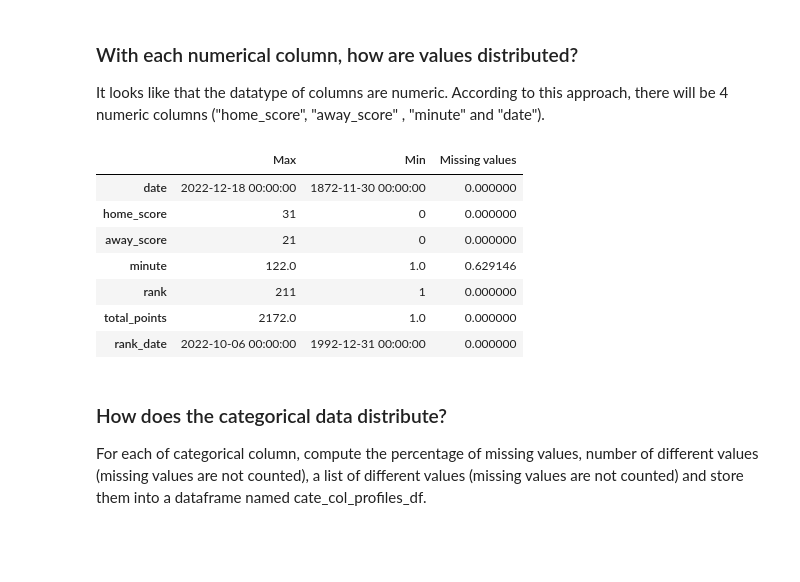
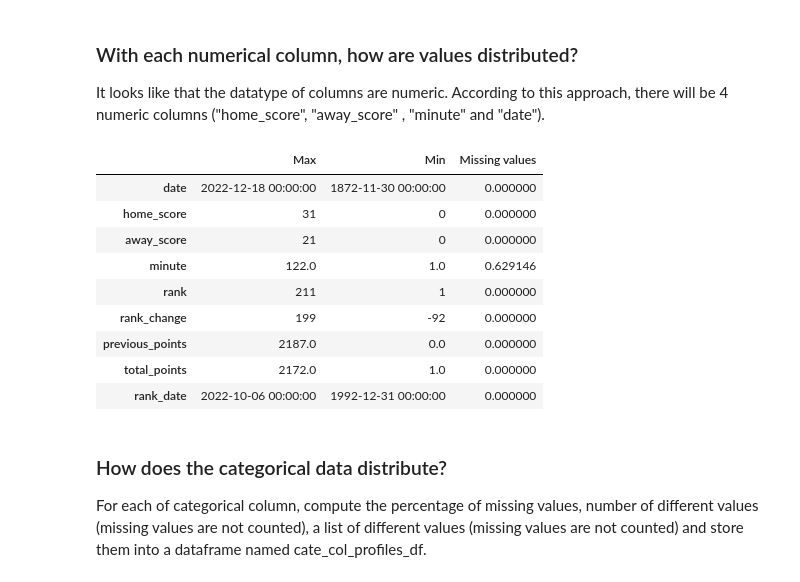
Before and after one commit to npghuy/P4DS_FinalProject, a Jupyter notebook: Sources/Final_Project.ipynb, the cells around one changed output. Saved outputs shown, nothing was run; the diff lists cells and outputs as text; code cells hidden in the pictures; blank space fills up the shorter version.

```diff
--- a/Sources/Final_Project.ipynb
+++ b/Sources/Final_Project.ipynb
@@ -269,6 +284,8 @@ max_.append(max(fbmatches_df['home_score']))
 max_.append(max(fbmatches_df['away_score']))
 max_.append(max(scorers_df['minute']))
 max_.append(max(Rank_df['rank']))
+max_.append(max(Rank_df['rank_change']))
+max_.append(max(Rank_df['previous_points']))
 max_.append(max(Rank_df['total_points']))
 max_.append(max(Rank_df['rank_date']))
 
@@ -276,34 +293,40 @@ min_.append(min(fbmatches_df['date']))
 min_.append(min(fbmatches_df['home_score']))
 min_.append(min(fbmatches_df['away_score']))
 min_.append(min(scorers_df['minute']))
 min_.append(min(Rank_df['rank']))
+min_.append(min(Rank_df['rank_change']))
+min_.append(min(Rank_df['previous_points']))
 min_.append(min(Rank_df['total_points']))
 min_.append(min(Rank_df['rank_date']))
 
 missing_val.append(fbmatches_df[fbmatches_df['date'].isna()].shape[0]/fbmatches_df.shape[0] *100)
 missing_val.append(fbmatches_df[fbmatches_df['home_score'].isna()].shape[0]/fbmatches_df.shape[0] *100)
 missing_val.append(fbmatches_df[fbmatches_df['away_score'].isna()].shape[0]/fbmatches_df.shape[0] *100)
 missing_val.append(scorers_df[scorers_df['minute'].isna()].shape[0]/scorers_df.shape[0] *100)
 missing_val.append(Rank_df[Rank_df['rank'].isna()].shape[0]/scorers_df.shape[0] *100)
+missing_val.append(Rank_df[Rank_df['rank_change'].isna()].shape[0]/scorers_df.shape[0] *100)
+missing_val.append(Rank_df[Rank_df['previous_points'].isna()].shape[0]/scorers_df.shape[0] *100)
 missing_val.append(Rank_df[Rank_df['total_points'].isna()].shape[0]/scorers_df.shape[0] *100)
 missing_val.append(Rank_df[Rank_df['rank_date'].isna()].shape[0]/scorers_df.shape[0] *100)
 
 new_number_df=pd.DataFrame(columns=['Max','Min','Missing values'])
 new_number_df['Max']=max_
 new_number_df['Min']=min_
 new_number_df['Missing values']=missing_val
 
-new_number_df.index = ['date','home_score', 'away_score','minute','rank','total_points','rank_date']
+new_number_df.index = ['date','home_score', 'away_score','minute','rank','rank_change','previous_points','total_points','rank_date']
 
 
 new_number_df
 # %% [output]
 |  | Max | Min | Missing values |
 | date | 2022-12-18 00:00:00 | 1872-11-30 00:00:00 | 0.000000 |
 | home_score | 31 | 0 | 0.000000 |
 | away_score | 21 | 0 | 0.000000 |
 | minute | 122.0 | 1.0 | 0.629146 |
 | rank | 211 | 1 | 0.000000 |
+| rank_change | 199 | -92 | 0.000000 |
+| previous_points | 2187.0 | 0.0 | 0.000000 |
 | total_points | 2172.0 | 1.0 | 0.000000 |
 | rank_date | 2022-10-06 00:00:00 | 1992-12-31 00:00:00 | 0.000000 |
 # %% [markdown]
```
Also changed, not shown: parts of 14 cells of this notebook.
